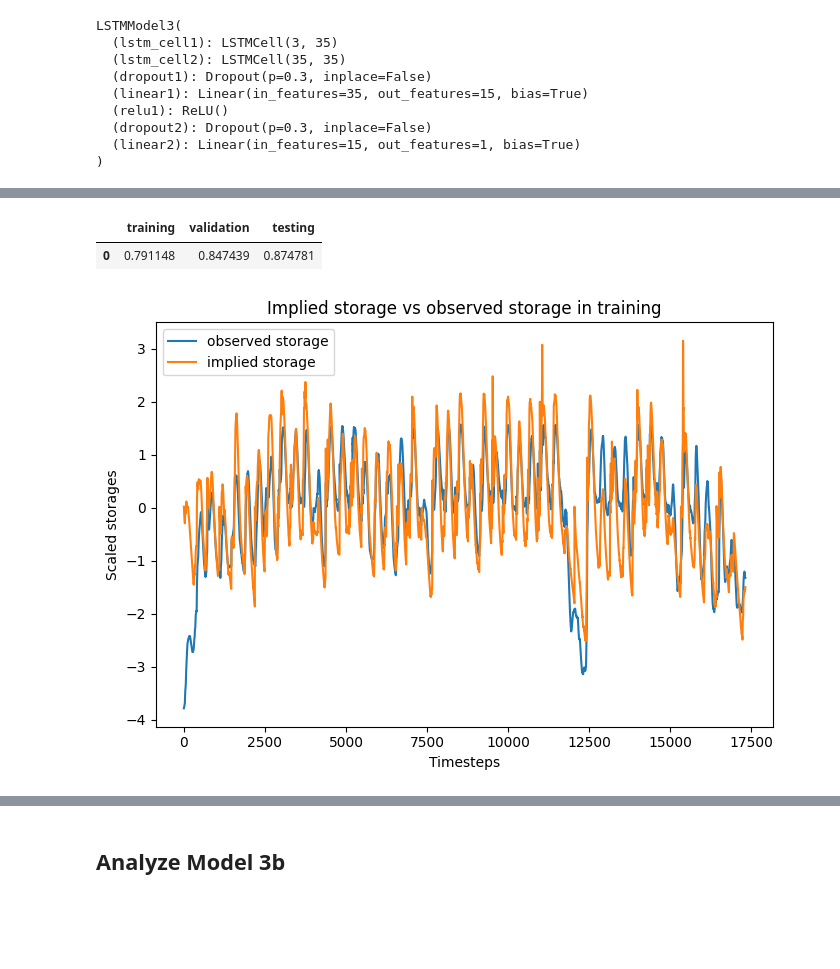
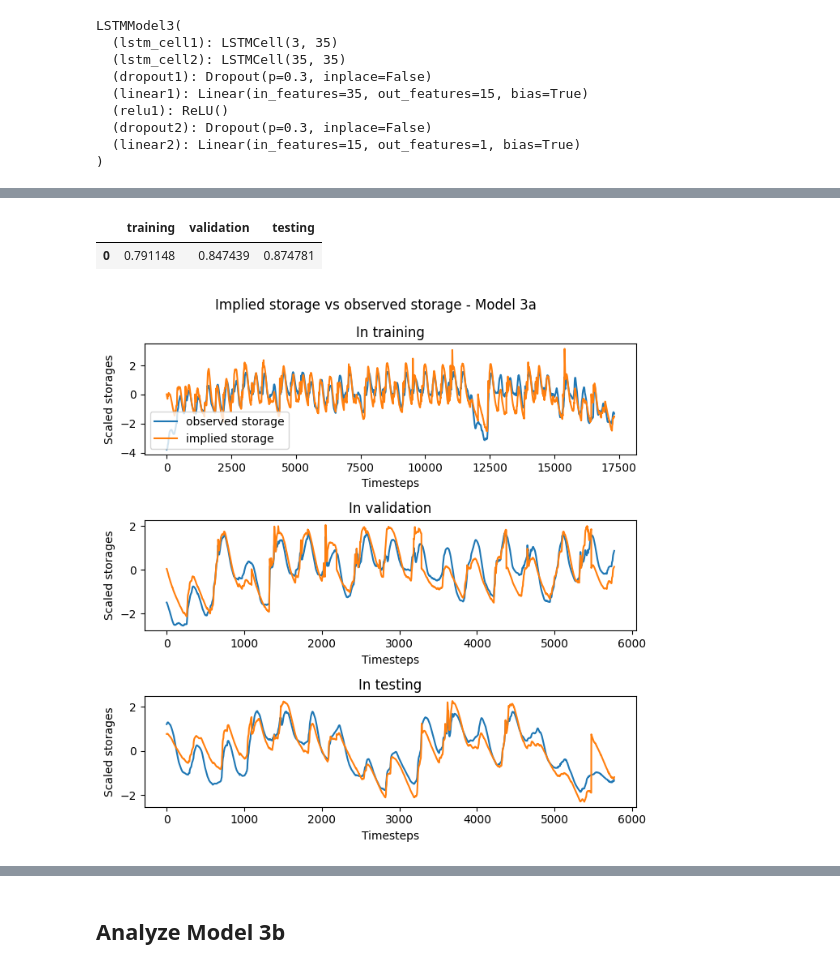
Before and after one commit to Matt2371/DL-reservoir-modeling, a Jupyter notebook: experiments/6_model3_evaluate.ipynb, the cells around one changed output, grey strips where cells are left out. Cells and saved outputs as stored; diff of their text form; code cells hidden in the pictures; blank space fills up the shorter version.

Commit message:
Cleaned up model evaluation notebooks
- added function to plot train/val/test performance in one plot

```diff
--- a/experiments/6_model3_evaluate.ipynb
+++ b/experiments/6_model3_evaluate.ipynb
@@ -230,32 +184,44 @@ r2_score(y_true_val, y_hat_val)
 from src.models.analyze_lstm_cell import *
 # %%
 # Get cell states, shape is (# chunks, timesteps, hidden size)
-im_storage_train = model3a(X_train_std)[1].detach()
-im_storage_val = model3a(X_val_std)[1].detach()
-im_storage_test = model3a(X_test_std)[1].detach()
+with torch.no_grad():
+    im_storage_train_3a = model3a(X_train_std)[1].detach()
+    im_storage_val_3a = model3a(X_val_std)[1].detach()
+    im_storage_test_3a = model3a(X_test_std)[1].detach()
 # %%
 # Get observed storage states, shape is (timesteps, )
 storage_train = df.storage[:original_train_len].values
 storage_val = df.storage[original_train_len:(original_train_len+original_val_len)].values
 storage_test = df.storage[(original_train_len+original_val_len):].values
 # %%
-correlation_data = {'training':cell_correlations(cell_states=im_storage_train, storage_states=storage_train),
-                    'validation': cell_correlations(cell_states=im_storage_val, storage_states=storage_val),
-                    'testing': cell_correlations(cell_states=im_storage_test, storage_states=storage_test)}
+correlation_data = {'training':cell_correlations(cell_states=im_storage_train_3a, storage_states=storage_train),
+                    'validation': cell_correlations(cell_states=im_storage_val_3a, storage_states=storage_val),
+                    'testing': cell_correlations(cell_states=im_storage_test_3a, storage_states=storage_test)}
 df_corr = pd.DataFrame(correlation_data)
+df_corr
+# %% [output]
+|  | training | validation | testing |
+| 0 | 0.791148 | 0.847439 | 0.874781 |
-# %%
-df_corr
-# %% [output]
-|  | training | validation | testing |
-| 0 | 0.791148 | 0.847439 | 0.874781 |
 # %%
-fig, axes = plt.subplots(nrows=1, ncols=1, figsize=(7, 5), sharex=True)
-plot_storage_cell(cell_states_all=im_storage_train, storage_states=storage_train, cell_id=0, ax=axes)
-axes.legend(['observed storage', 'implied storage'], loc='upper left')
-axes.set_title('Implied storage vs observed storage in training')
-axes.set_xlabel('Timesteps')
-axes.set_ylabel('Scaled storages')
+fig, axes = plt.subplots(nrows=3, ncols=1, figsize=(7, 7))
+plot_storage_cell(cell_states_all=im_storage_train_3a, storage_states=storage_train, cell_id=0, ax=axes[0])
+axes[0].legend(['observed storage', 'implied storage'], loc='lower left')
+axes[0].set_title('In training')
+axes[0].set_xlabel('Timesteps')
+axes[0].set_ylabel('Scaled storages')
+
+plot_storage_cell(cell_states_all=im_storage_val_3a, storage_states=storage_val, cell_id=0, ax=axes[1])
+axes[1].set_title('In validation')
+axes[1].set_xlabel('Timesteps')
+axes[1].set_ylabel('Scaled storages')
+
+plot_storage_cell(cell_states_all=im_storage_test_3a, storage_states=storage_test, cell_id=0, ax=axes[2])
+axes[2].set_title('In testing')
+axes[2].set_xlabel('Timesteps')
+axes[2].set_ylabel('Scaled storages')
+
+fig.suptitle('Implied storage vs observed storage - Model 3a')
 plt.tight_layout()
 plt.show()
 # %% [output]
-[figure, old version]
+[figure, new version]
```
Also changed, not shown: parts of 26 cells of this notebook, 14 other files.
